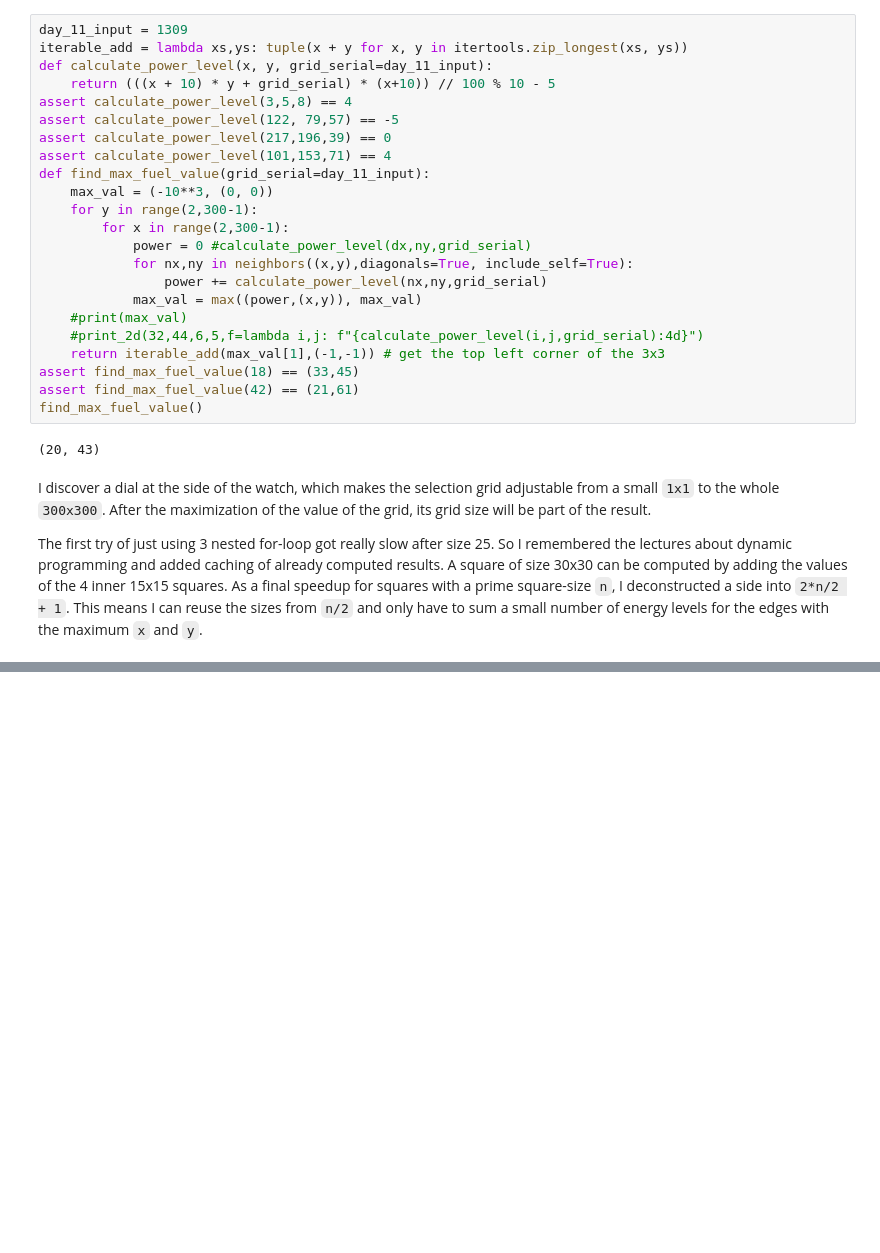
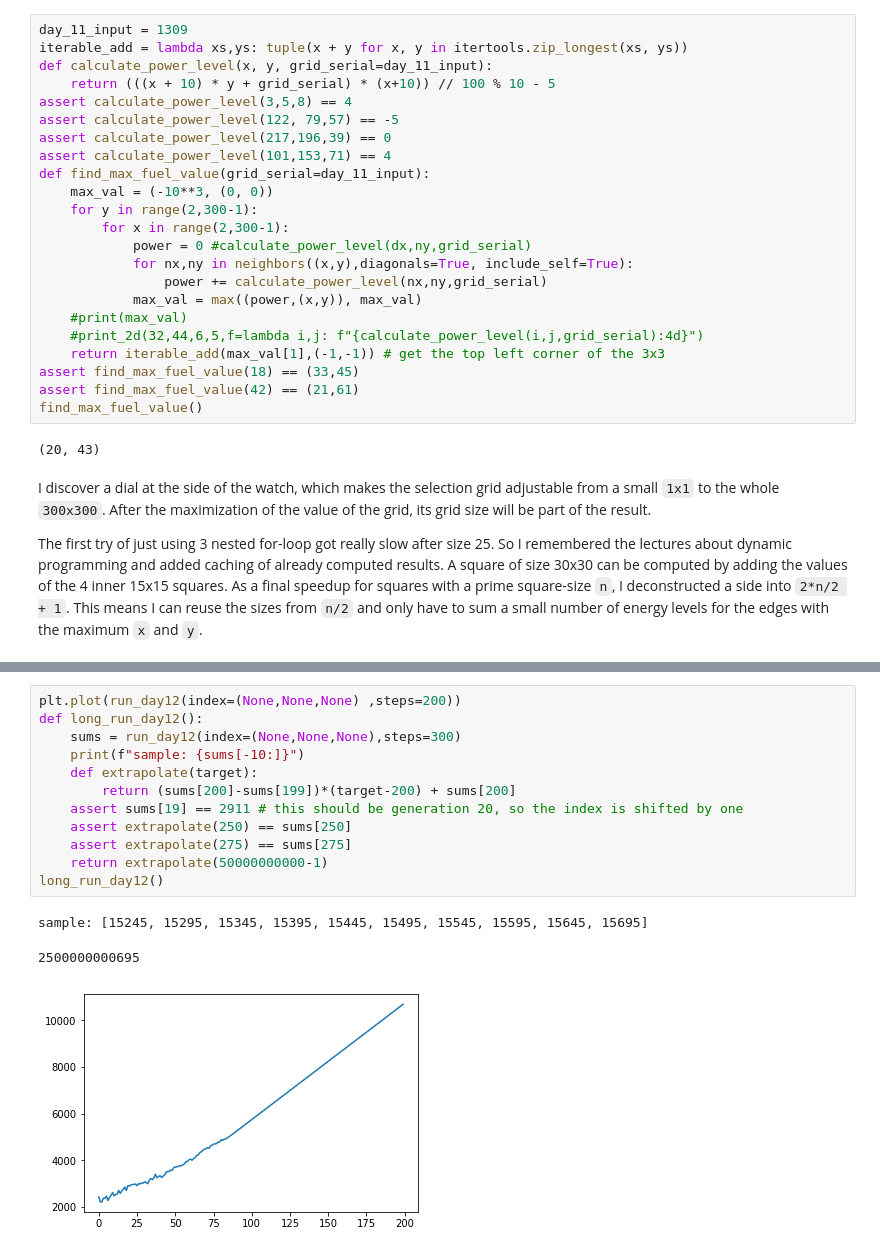
Before and after one commit to Gellardo/adventOfCode-2018, a Jupyter notebook: aoc2018.ipynb, the cells around one changed output, grey strips where cells are left out. Saved outputs shown, nothing was run; the diff lists cells and outputs as text; blank space fills up the shorter version.

```diff
--- a/aoc2018.ipynb
+++ b/aoc2018.ipynb
@@ -746,0 +808,16 @@ Wall time: 56.3 s
+# %%
+plt.plot(run_day12(index=(None,None,None) ,steps=200))
+def long_run_day12():
+    sums = run_day12(index=(None,None,None),steps=300)
+    print(f"sample: {sums[-10:]}")
+    def extrapolate(target):
+        return (sums[200]-sums[199])*(target-200) + sums[200]
+    assert sums[19] == 2911 # this should be generation 20, so the index is shifted by one
+    assert extrapolate(250) == sums[250]
+    assert extrapolate(275) == sums[275]
+    return extrapolate(50000000000-1)
+long_run_day12()
+# %% [output]
+sample: [15245, 15295, 15345, 15395, 15445, 15495, 15545, 15595, 15645, 15695]
+2500000000695
+[figure, added]
```
Also changed, not shown: parts of 5 cells of this notebook, 1 other file.
